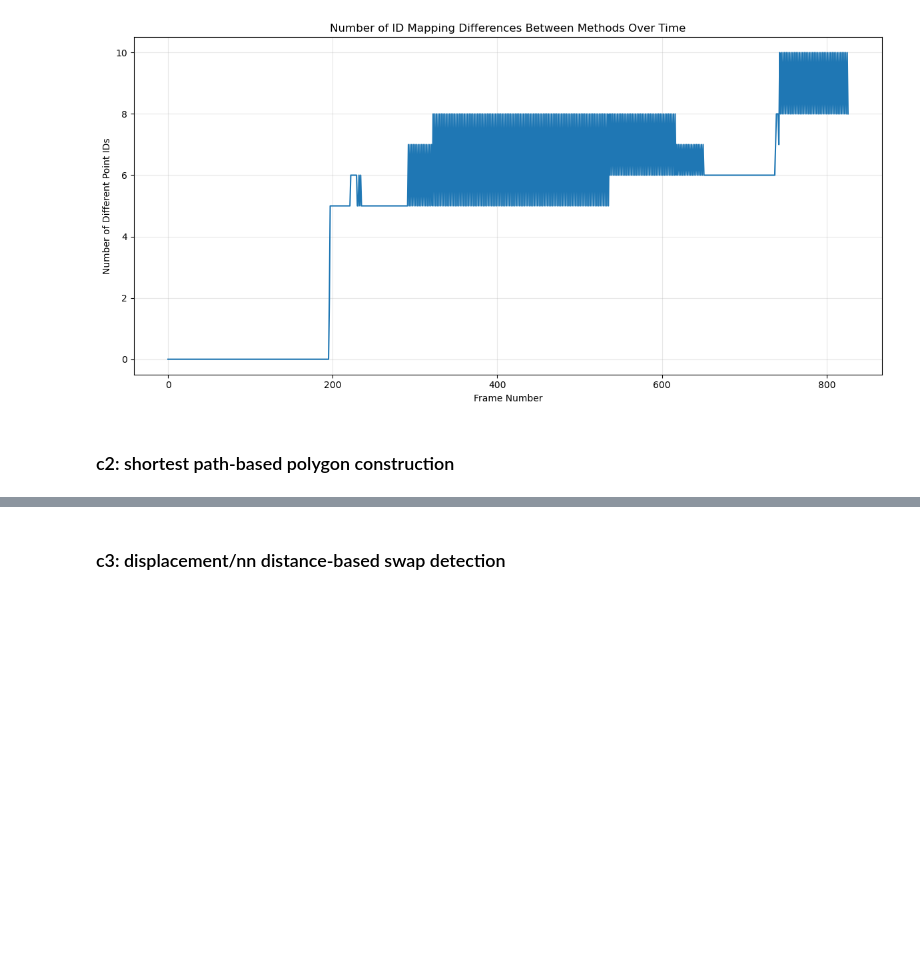
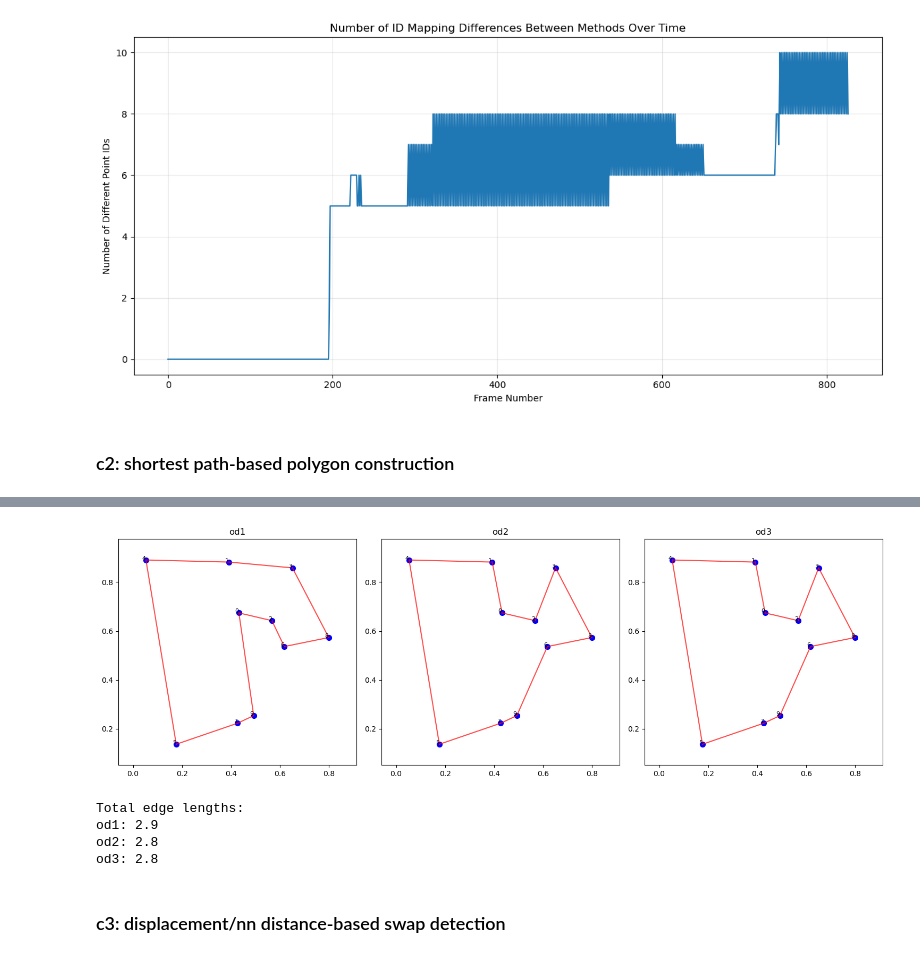
Before and after one commit to mingxiaowei/jelly-sleap, a Jupyter notebook: sleap/jelly/notebook/correction_contest.ipynb, the cells around one changed output, grey strips where cells are left out. Drawn from its saved outputs; the diff is of its cells as text; code cells hidden in the pictures; blank space fills up the shorter version.

Commit message:
construct polygon based on shortest total edge length

```diff
--- a/sleap/jelly/notebook/correction_contest.ipynb
+++ b/sleap/jelly/notebook/correction_contest.ipynb
@@ -91,7 +91,9 @@ def find_best_roll(curr_frame_indices: np.ndarray, prev_frame_indices: np.ndarra
     max_key = lambda n: np.sum(np.roll(curr_frame_indices, n) == prev_frame_indices)
     return max(range(n), key=max_key)
 # %%
-def c1_correction(all_tracked_points, id_mapping):
+def c1_correction(labels, mins_score=0.4):
+    all_tracked_points = get_all_tracked_points(labels, reorder=True, min_score=mins_score)
+    id_mapping = get_id_mapping_array(all_tracked_points)
     id_mapping = id_mapping.copy()
     frame_cnt = all_tracked_points.shape[0]
     idx_range = np.arange(all_tracked_points.shape[1])
@@ -114,9 +116,9 @@ def c1_correction(all_tracked_points, id_mapping):
             print(f"Correction count: {correction_cnt}")
             if best_shift != 0:
                 print(f'Shifted indices:    {shifted_indices}')
-        # id_mapping[frame_idx] = id_mapping[frame_idx-1][shifted_indices]
         id_mapping[frame_idx] = idx_range[shifted_indices]
-    return id_mapping
+    corrected_coords = get_corrected_coords(all_tracked_points, id_mapping)
+    return corrected_coords
 
 def get_corrected_coords(all_tracked_points, id_mapping):
     corrected_coords = all_tracked_points.copy()
@@ -151,0 +128,2 @@ c1_corrected_coords.shape
+# %%
+c1_corrected_coords = c1_correction(labels_to_correct, mins_score=0.4)
@@ -244,0 +370,61 @@ Point 16: 310 differences
+# %%
+def plot_polygon(points, order, ax, title):
+    """Helper function to plot a polygon with given point order"""
+    # Plot points
+    ax.scatter(points[:, 0], points[:, 1], c='blue', s=50)
+
+    # Plot edges connecting points in order
+    for i in range(len(order)):
+        start = points[order[i]]
+        end = points[order[(i + 1) % len(order)]]
+        ax.plot([start[0], end[0]], [start[1], end[1]], 'r-', alpha=0.7)
+
+        # Add point indices as labels
+        ax.text(points[order[i], 0], points[order[i], 1],
+                str(order[i]), fontsize=8, ha='right')
+
+    ax.set_title(title)
+    ax.axis('equal')
+
+# Create figure with 3 subplots
+fig, (ax1, ax2, ax3) = plt.subplots(1, 3, figsize=(15, 5))
+
+# Get frame points to test
+frame_idx = 298  # Use first frame from stable ranges
+frame_points = c1_corrected_coords[frame_idx]
+frame_points = np.random.rand(10, 2)
+
+# Plot original order
+p1 = od1(frame_points)
+plot_polygon(frame_points, p1, ax1, 'od1')
+
+# Plot angle-based order
+p2 = od2(frame_points)
+plot_polygon(frame_points, p2, ax2, 'od2')
+
+# Plot shortest-path order
+p3 = od3(frame_points)
+plot_polygon(frame_points, p3, ax3, 'od3')
+
+plt.tight_layout()
+plt.show()
+
+# Print total edge lengths for comparison
+def get_total_edge_length(points, order):
+    total = 0
+    for i in range(len(order)):
+        start = points[order[i]]
+        end = points[order[(i + 1) % len(order)]]
+        total += np.sqrt(np.sum((end - start)**2))
+    return total
+
+print("\nTotal edge lengths:")
+print(f"od1: {get_total_edge_length(frame_points, p1):.1f}")
+print(f"od2: {get_total_edge_length(frame_points, p2):.1f}")
+print(f"od3: {get_total_edge_length(frame_points, p3):.1f}")
+# %% [output]
+[figure, added]
+Total edge lengths:
+od1: 2.9
+od2: 2.8
+od3: 2.8
```
Also changed, not shown: parts of 13 cells of this notebook.
